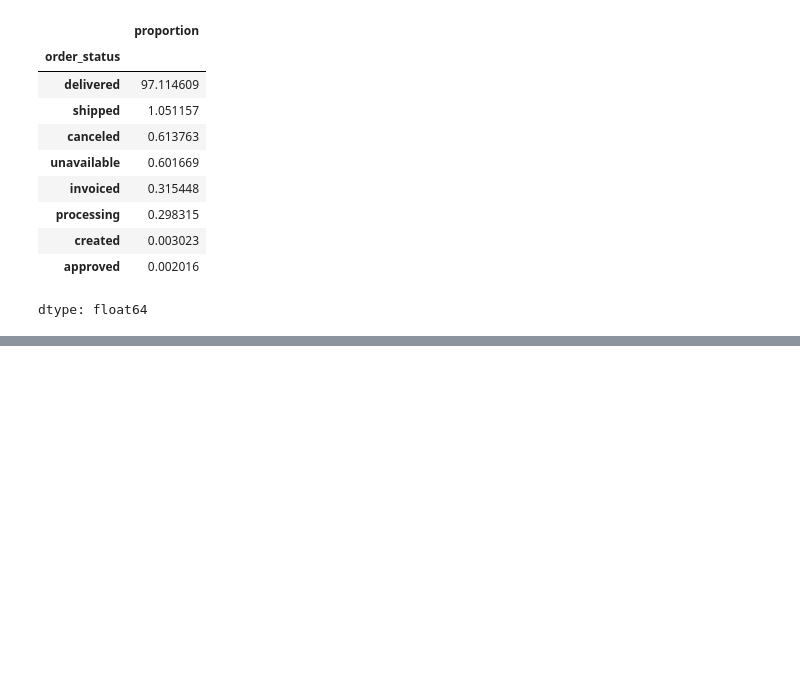
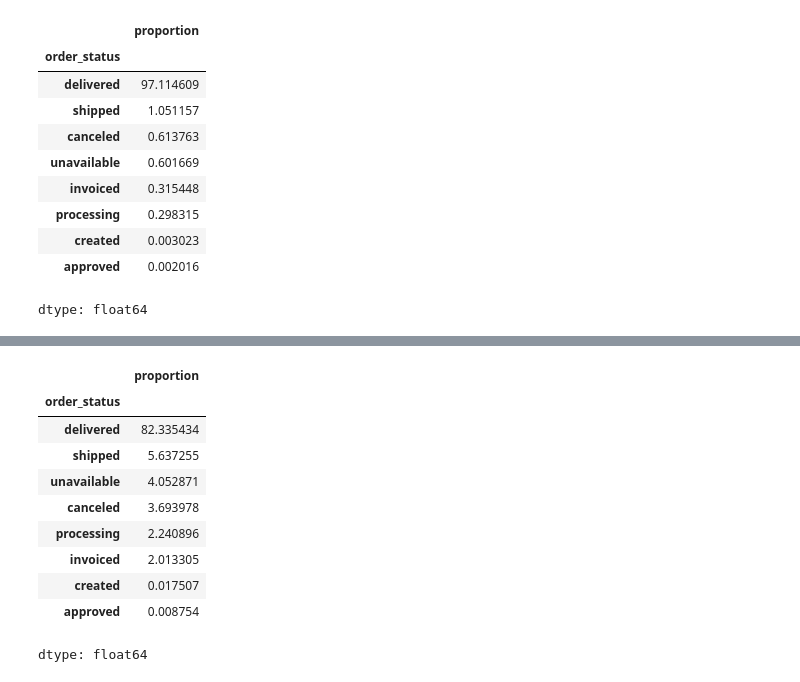
Before and after one commit to HannahPeyambari/Analyzing-customer-satisfaction, a Jupyter notebook: 01_Olist.ipynb, the cells around one changed output, grey strips where cells are left out. Drawn from its saved outputs; the diff is of its cells as text; code cells hidden in the pictures; blank space fills up the shorter version.

```diff
--- a/01_Olist.ipynb
+++ b/01_Olist.ipynb
@@ -267,0 +326,14 @@ dtype: float64
+# %%
+score_1['order_status'].value_counts(normalize=True) * 100
+# %% [output]
+|  | proportion |
+| order_status |  |
+| delivered | 82.335434 |
+| shipped | 5.637255 |
+| unavailable | 4.052871 |
+| canceled | 3.693978 |
+| processing | 2.240896 |
+| invoiced | 2.013305 |
+| created | 0.017507 |
+| approved | 0.008754 |
+dtype: float64
```
Also changed, not shown: parts of 16 cells of this notebook.
